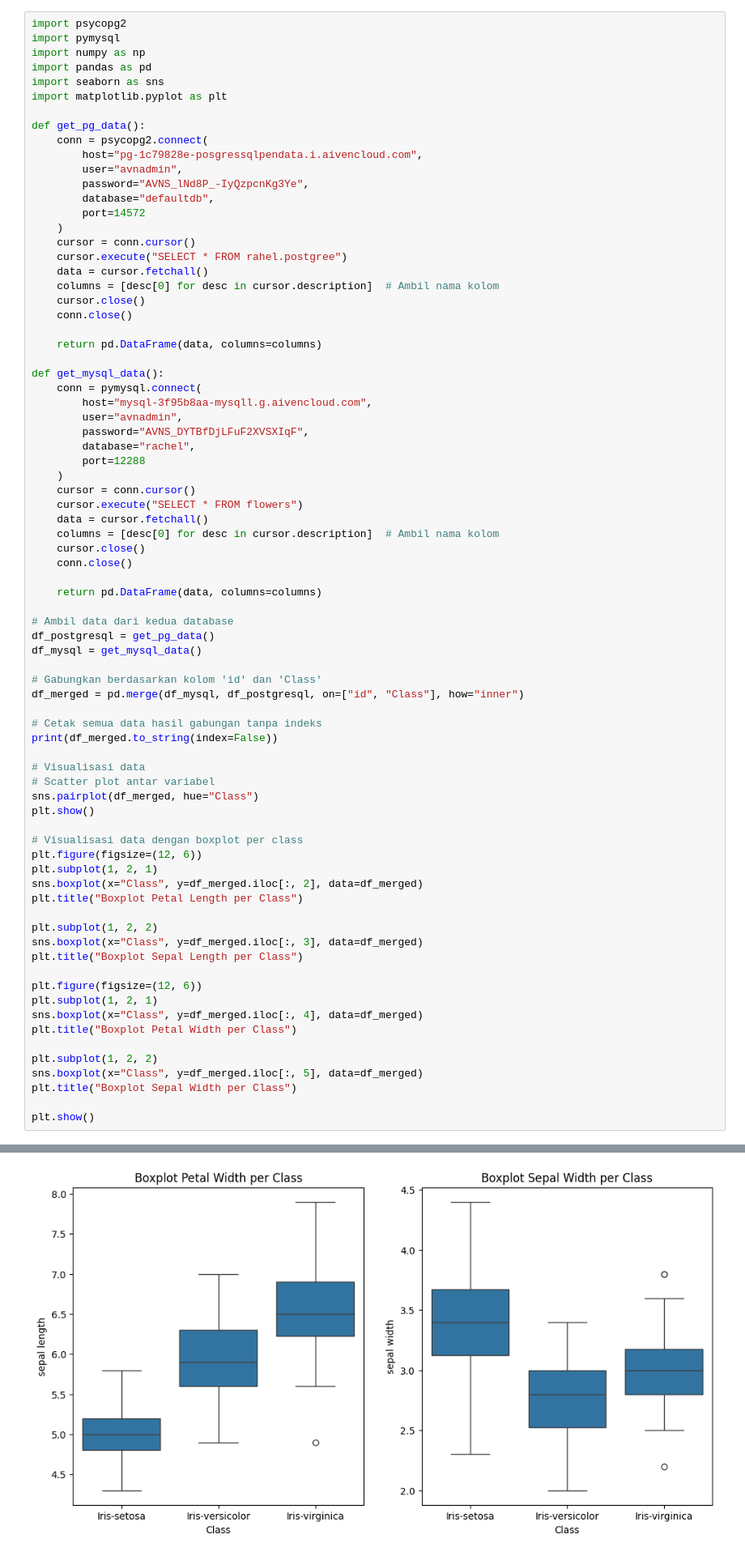
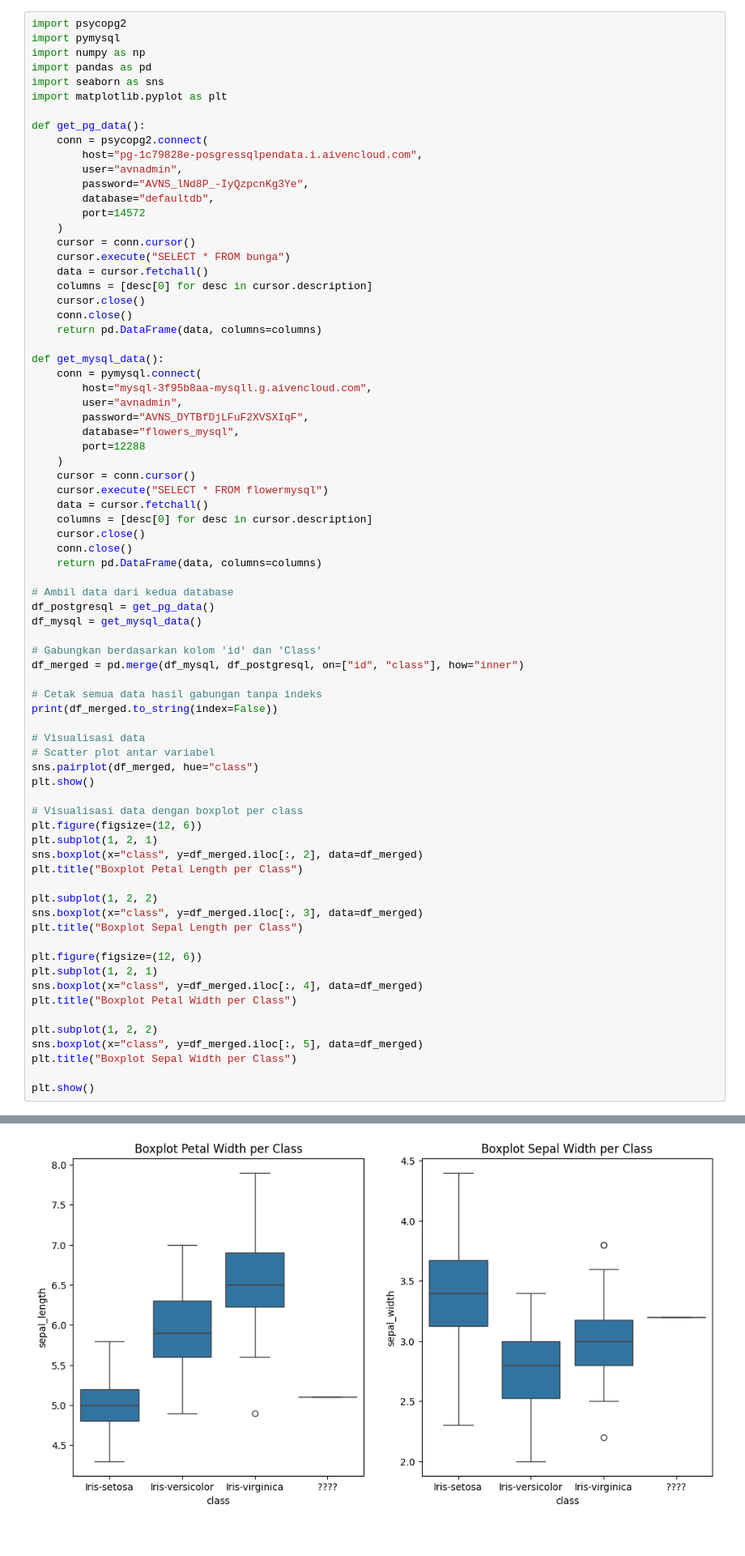
Before and after one commit to rahelse/Pendata, a Jupyter notebook: _sources/tugas1.ipynb, the cells around one changed output, grey strips where cells are left out. Shown at 81% size. Cells and saved outputs as stored; diff of their text form.

```diff
--- a/_sources/tugas1.ipynb
+++ b/_sources/tugas1.ipynb
@@ -21,12 +58,11 @@ def get_pg_data():
         port=14572
     )
     cursor = conn.cursor()
-    cursor.execute("SELECT * FROM rahel.postgree")
+    cursor.execute("SELECT * FROM bunga")
     data = cursor.fetchall()
-    columns = [desc[0] for desc in cursor.description]  # Ambil nama kolom
+    columns = [desc[0] for desc in cursor.description]
     cursor.close()
     conn.close()
-
     return pd.DataFrame(data, columns=columns)
 
 def get_mysql_data():
@@ -34,16 +70,15 @@ def get_mysql_data():
         host="mysql-3f95b8aa-mysqll.g.aivencloud.com",
         user="avnadmin",
         password="AVNS_DYTBfDjLFuF2XVSXIqF",
-        database="rachel",
+        database="flowers_mysql",
         port=12288
     )
     cursor = conn.cursor()
-    cursor.execute("SELECT * FROM flowers")
+    cursor.execute("SELECT * FROM flowermysql")
     data = cursor.fetchall()
-    columns = [desc[0] for desc in cursor.description]  # Ambil nama kolom
+    columns = [desc[0] for desc in cursor.description]
     cursor.close()
     conn.close()
-
     return pd.DataFrame(data, columns=columns)
 
 # Ambil data dari kedua database
@@ -51,33 +86,33 @@ df_postgresql = get_pg_data()
 df_mysql = get_mysql_data()
 
 # Gabungkan berdasarkan kolom 'id' dan 'Class'
-df_merged = pd.merge(df_mysql, df_postgresql, on=["id", "Class"], how="inner")
+df_merged = pd.merge(df_mysql, df_postgresql, on=["id", "class"], how="inner")
 
 # Cetak semua data hasil gabungan tanpa indeks
 print(df_merged.to_string(index=False))
 
 # Visualisasi data
 # Scatter plot antar variabel
-sns.pairplot(df_merged, hue="Class")
+sns.pairplot(df_merged, hue="class")
 plt.show()
 
 # Visualisasi data dengan boxplot per class
 plt.figure(figsize=(12, 6))
 plt.subplot(1, 2, 1)
-sns.boxplot(x="Class", y=df_merged.iloc[:, 2], data=df_merged)
+sns.boxplot(x="class", y=df_merged.iloc[:, 2], data=df_merged)
 plt.title("Boxplot Petal Length per Class")
 
 plt.subplot(1, 2, 2)
-sns.boxplot(x="Class", y=df_merged.iloc[:, 3], data=df_merged)
+sns.boxplot(x="class", y=df_merged.iloc[:, 3], data=df_merged)
 plt.title("Boxplot Sepal Length per Class")
 
 plt.figure(figsize=(12, 6))
 plt.subplot(1, 2, 1)
-sns.boxplot(x="Class", y=df_merged.iloc[:, 4], data=df_merged)
+sns.boxplot(x="class", y=df_merged.iloc[:, 4], data=df_merged)
 plt.title("Boxplot Petal Width per Class")
 
 plt.subplot(1, 2, 2)
-sns.boxplot(x="Class", y=df_merged.iloc[:, 5], data=df_merged)
+sns.boxplot(x="class", y=df_merged.iloc[:, 5], data=df_merged)
 plt.title("Boxplot Sepal Width per Class")
 
 plt.show()
@@ -104 +139 @@ plt.show()
-[figure, old version]
+[figure, new version]
```
Also changed, not shown: parts of 3 cells of this notebook, 13 other files.
